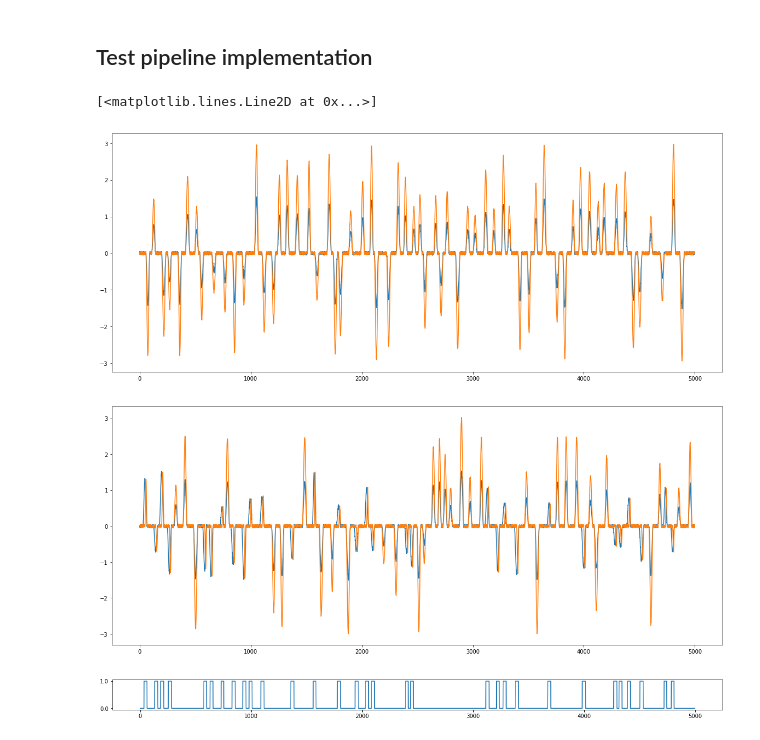
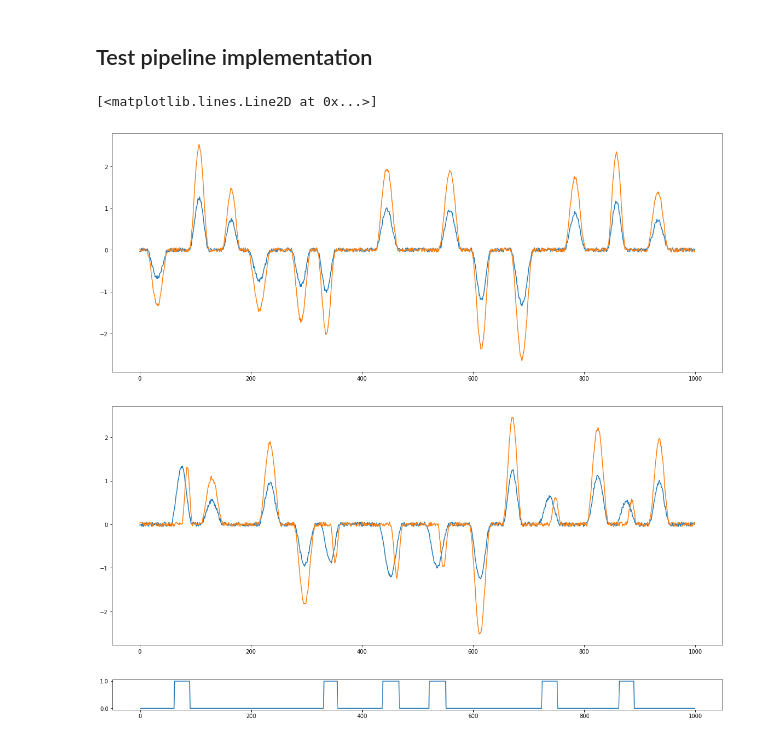
Before and after one commit to KDD-OpenSource/DeepADoTS, a Jupyter notebook: notebooks/3.0-tk-data-generation.ipynb, the cells around one changed output. Drawn from its saved outputs; the diff is of its cells as text; code cells hidden in the pictures.

Commit message:
Working MUltivariate anomaly timeseries

```diff
--- a/notebooks/3.0-tk-data-generation.ipynb
+++ b/notebooks/3.0-tk-data-generation.ipynb
@@ -19,21 +23,21 @@ TODO:
 # %%
 # dim2=doubled_dim2, inversed_dim2, shrinked_dim2
 # TODO: delayed_dim2, xor_dim2
 # Multiple dimensions
-dataset = SyntheticMultivariateDataset()
+dataset = SyntheticMultivariateDataset(length=1000, dim2=doubled_dim2)
 X_train, y_train, X_test, y_test = dataset.data()
 
 plt.figure(figsize=(20, 8))
 plt.plot(X_train)
 
 plt.figure(figsize=(20, 8))
 plt.plot(X_test)
 
 plt.figure(figsize=(20, 1))
 plt.yticks((0, 1), ("0.0", "1.0"))
 plt.plot(y_test)
 # %% [output]
 [<matplotlib.lines.Line2D at 0x...>]
-[figure, old version]
+[figure, new version]
-[figure, old version]
+[figure, new version]
-[figure, old version]
+[figure, new version]
```
Also changed, not shown: parts of 1 cell of this notebook, 1 other file.
